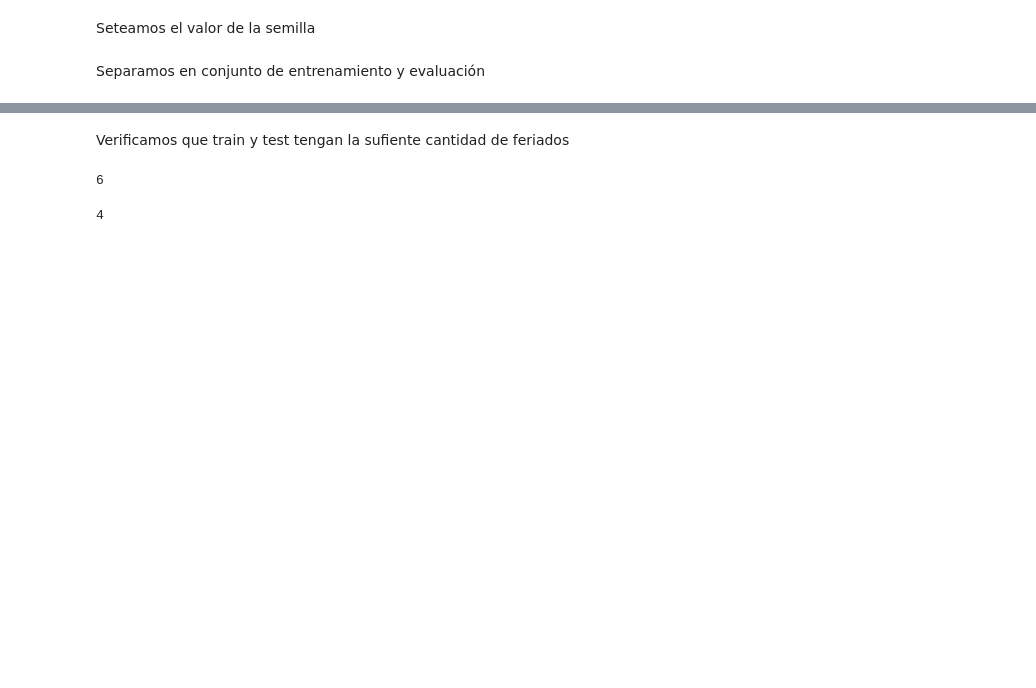
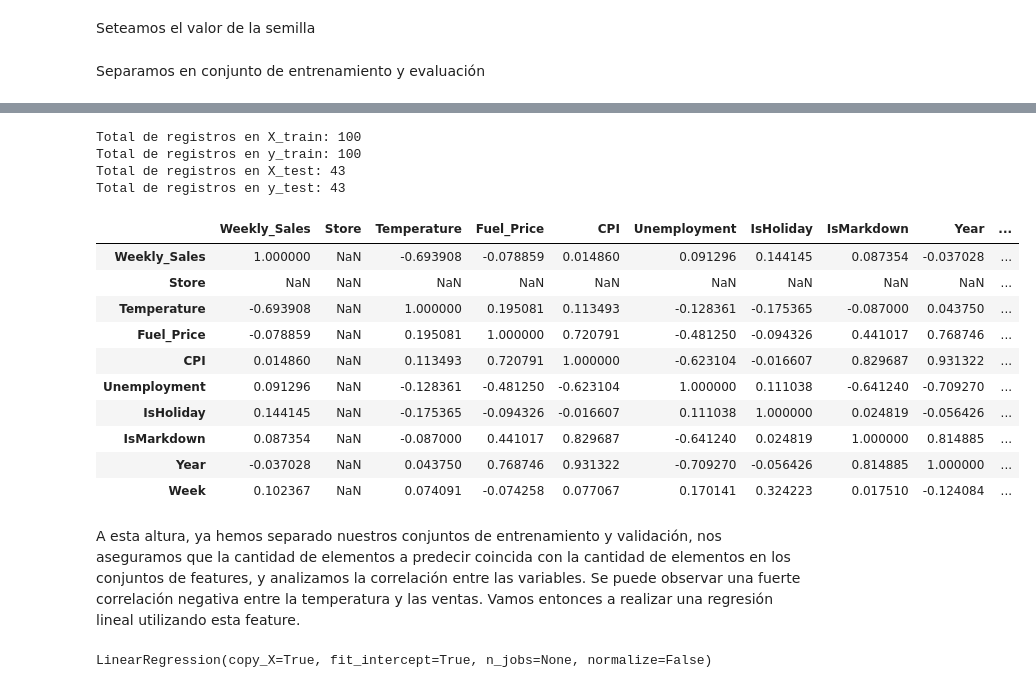
Before and after one commit to dbourdin/diplodatos-mentorias, a Jupyter notebook: AprendizajeSupervisado/retail_data_analytics.ipynb, the cells around one changed output, grey strips where cells are left out. Saved outputs shown, nothing was run; the diff lists cells and outputs as text; code cells hidden in the pictures; blank space fills up the shorter version.

```diff
--- a/AprendizajeSupervisado/retail_data_analytics.ipynb
+++ b/AprendizajeSupervisado/retail_data_analytics.ipynb
@@ -184,3 +185,5 @@ Seteamos el valor de la semilla
 np.random.seed(10)
 # %% [markdown]
 Separamos en conjunto de entrenamiento y evaluación
+# %%
+store_sales = sales_features[sales_features.Store==sales_features['Store'][0]]
@@ -195,13 +217,39 @@ X_train, X_test, y_train, y_test = train_test_split(X, y, test_size=0.2)
 feature = 'Week'
 X_train_feature = X_train[feature].values.reshape(-1, 1)
 X_test_feature = X_test[feature].values.reshape(-1, 1)
-# %% [markdown]
-Verificamos que train y test  tengan la sufiente cantidad de feriados
-# %%
-y_train.sum()
-# %% [output]
-6
-# %%
-y_test.sum()
-# %% [output]
-4
+# %%
+# Nos aseguramos que los conjuntos de test y validación tengan la misma cantidad de registros que los valores a predecir
+print(f'Total de registros en X_train: {len(X_train)}')
+print(f'Total de registros en y_train: {len(y_train)}')
+print(f'Total de registros en X_test: {len(X_test)}')
+print(f'Total de registros en y_test: {len(y_test)}')
+# %% [output]
+Total de registros en X_train: 100
+Total de registros en y_train: 100
+Total de registros en X_test: 43
+Total de registros en y_test: 43
+# %%
+store_sales.drop(['Unnamed: 0'], axis=1).corr(method='spearman')
+# %% [output]
+|  | Weekly_Sales | Store | Temperature | Fuel_Price | CPI | Unemployment | IsHoliday | IsMarkdown | Year | ... |
+| Weekly_Sales | 1.000000 | NaN | -0.693908 | -0.078859 | 0.014860 | 0.091296 | 0.144145 | 0.087354 | -0.037028 | ... |
+| Store | NaN | NaN | NaN | NaN | NaN | NaN | NaN | NaN | NaN | ... |
+| Temperature | -0.693908 | NaN | 1.000000 | 0.195081 | 0.113493 | -0.128361 | -0.175365 | -0.087000 | 0.043750 | ... |
+| Fuel_Price | -0.078859 | NaN | 0.195081 | 1.000000 | 0.720791 | -0.481250 | -0.094326 | 0.441017 | 0.768746 | ... |
+| CPI | 0.014860 | NaN | 0.113493 | 0.720791 | 1.000000 | -0.623104 | -0.016607 | 0.829687 | 0.931322 | ... |
+| Unemployment | 0.091296 | NaN | -0.128361 | -0.481250 | -0.623104 | 1.000000 | 0.111038 | -0.641240 | -0.709270 | ... |
+| IsHoliday | 0.144145 | NaN | -0.175365 | -0.094326 | -0.016607 | 0.111038 | 1.000000 | 0.024819 | -0.056426 | ... |
+| IsMarkdown | 0.087354 | NaN | -0.087000 | 0.441017 | 0.829687 | -0.641240 | 0.024819 | 1.000000 | 0.814885 | ... |
+| Year | -0.037028 | NaN | 0.043750 | 0.768746 | 0.931322 | -0.709270 | -0.056426 | 0.814885 | 1.000000 | ... |
+| Week | 0.102367 | NaN | 0.074091 | -0.074258 | 0.077067 | 0.170141 | 0.324223 | 0.017510 | -0.124084 | ... |
+# %% [markdown]
+A esta altura, ya hemos separado nuestros conjuntos de entrenamiento y validación, nos aseguramos que la cantidad de elementos a predecir coincida con la cantidad de elementos en los conjuntos de features, y analizamos la correlación entre las variables.
+Se puede observar una fuerte correlación negativa entre la temperatura y las ventas. Vamos entonces a realizar una regresión lineal utilizando esta feature.
+# %%
+model = LinearRegression()
+X_train_features = X_train[['Temperature', 'Fuel_Price', 'IsHoliday']]
+X_test_features = X_test[['Temperature', 'Fuel_Price', 'IsHoliday']]
+# model.fit(np.array(X_train[['Temperature', 'Fuel_Price', 'IsHoliday']]).reshape(-1, 1), y_train)
+model.fit(X_train_features, y_train)
+# %% [output]
+LinearRegression(copy_X=True, fit_intercept=True, n_jobs=None, normalize=False)
```
Also changed, not shown: parts of 11 cells of this notebook, 3 other files.
